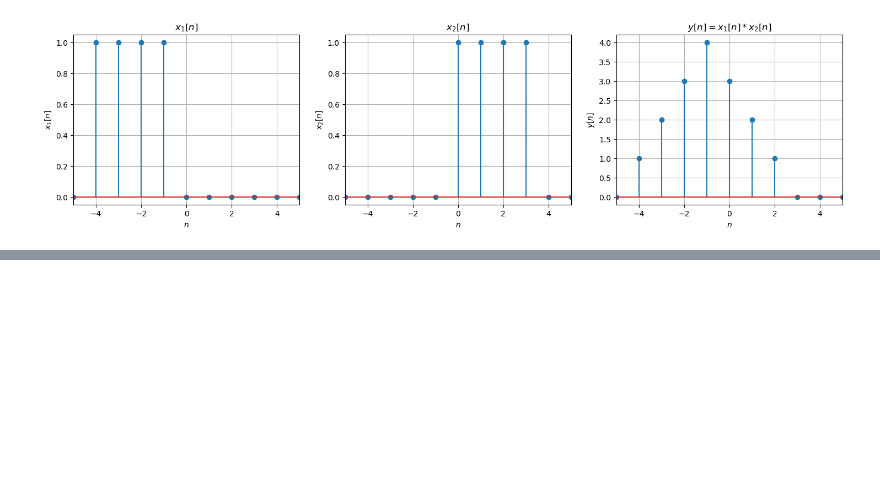
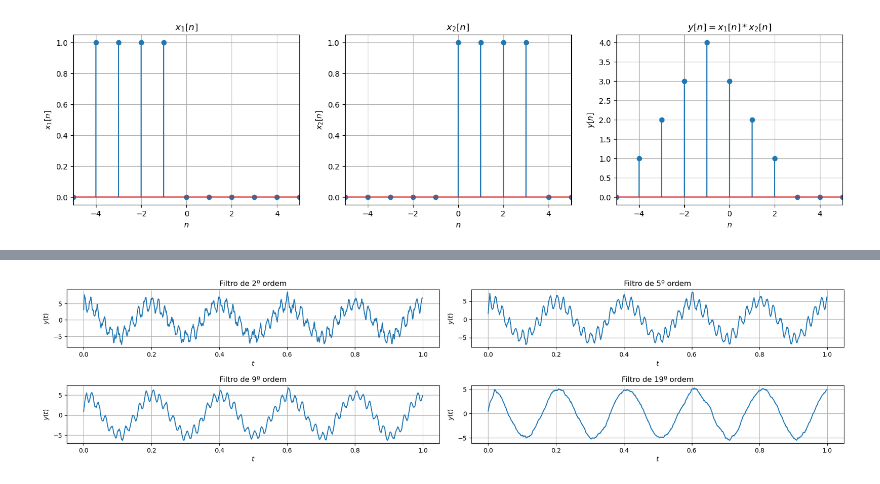
Before and after one commit to gabrielluizep/workbook-eng-telecom, a Jupyter notebook: psd/sinais-sistemas-discretos.ipynb, the cells around one changed output, grey strips where cells are left out. Drawn from its saved outputs; the diff is of its cells as text; code cells hidden in the pictures; blank space fills up the shorter version.

```diff
--- a/psd/sinais-sistemas-discretos.ipynb
+++ b/psd/sinais-sistemas-discretos.ipynb
@@ -273,0 +332,43 @@ Suponha que o sinal $x(t) = cos(2*\pi*5*t)
+# %%
+N = 3
+b = np.ones(N)
+y = signal.lfilter(b, N, x_noisy)
+
+fig, axs = plt.subplots(nrows=2, ncols=2, figsize=(18, 4))
+fig.tight_layout(h_pad=4, w_pad=2)
+
+axs[0, 0].plot(t, y)
+axs[0, 0].set_title("Filtro de 2º ordem")
+axs[0, 0].set_xlabel(r"$t$")
+axs[0, 0].set_ylabel(r"$y(t)$")
+
+N = 6
+b = np.ones(N)
+y = signal.lfilter(b, N, x_noisy)
+
+axs[0, 1].plot(t, y)
+axs[0, 1].set_title("Filtro de 5º ordem")
+axs[0, 1].set_xlabel(r"$t$")
+axs[0, 1].set_ylabel(r"$y(t)$")
+
+N = 10
+b = np.ones(N)
+y = signal.lfilter(b, N, x_noisy)
+
+axs[1, 0].plot(t, y)
+axs[1, 0].set_title("Filtro de 9º ordem")
+axs[1, 0].set_xlabel(r"$t$")
+axs[1, 0].set_ylabel(r"$y(t)$")
+
+N = 20
+b = np.ones(N)
+y = signal.lfilter(b, N, x_noisy)
+
+axs[1, 1].plot(t, y)
+axs[1, 1].set_title("Filtro de 19º ordem")
+axs[1, 1].set_xlabel(r"$t$")
+axs[1, 1].set_ylabel(r"$y(t)$")
+
+plt.show()
+# %% [output]
+[figure, added]
```
Also changed, not shown: parts of 7 cells of this notebook, 2 other files.
